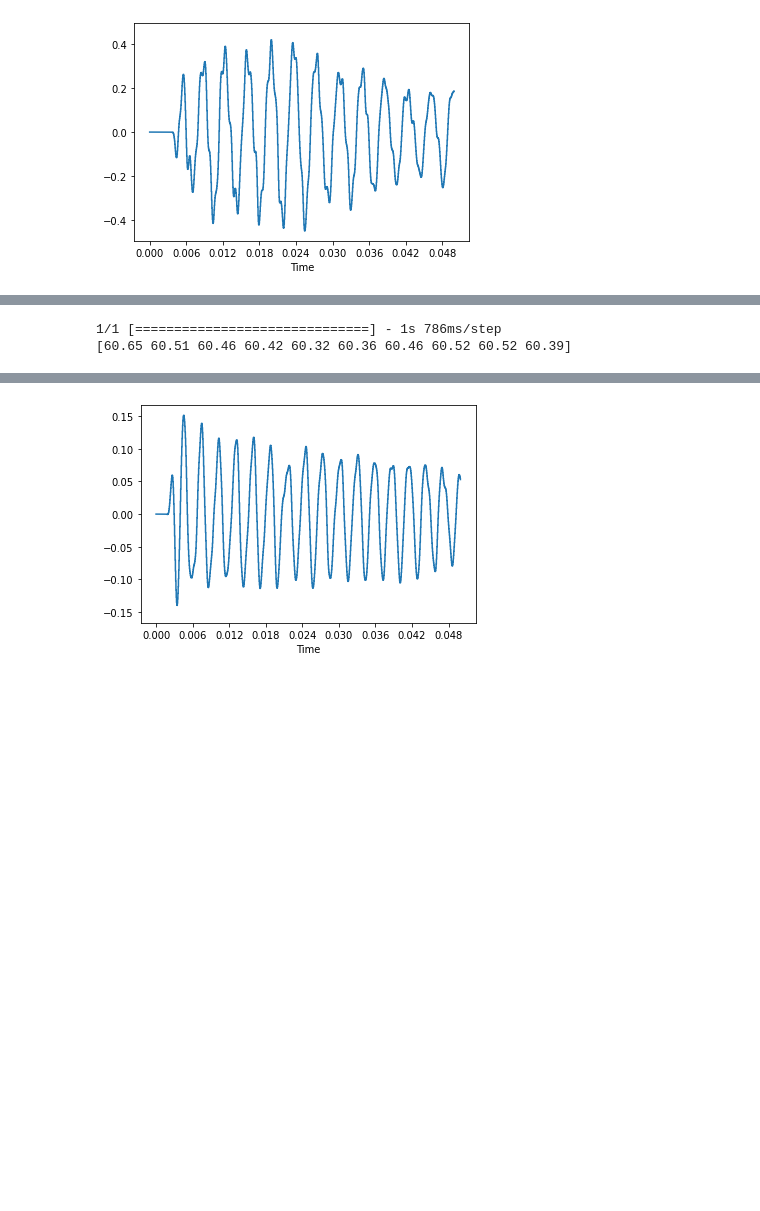
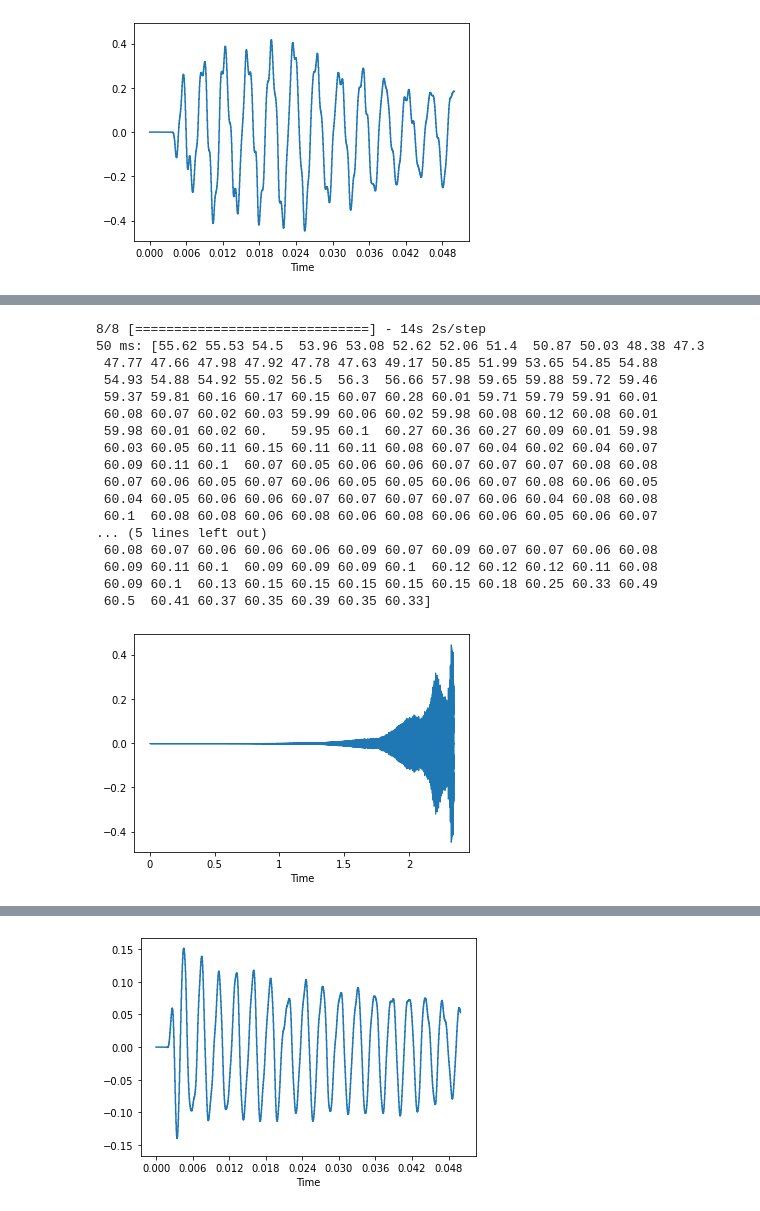
Before and after one commit to malloyca/steelpan-pitch-private, a Jupyter notebook: onset-pitch/steelpan_onset.ipynb, the cells around one changed output, grey strips where cells are left out. Cells and saved outputs as stored; diff of their text form; code cells hidden in the pictures; blank space fills up the shorter version.

```diff
--- a/onset-pitch/steelpan_onset.ipynb
+++ b/onset-pitch/steelpan_onset.ipynb
@@ -94,0 +131,10 @@ print(pyin_out)
+# %%
+audio = audio_01
+
+time, crepe_pred, _, _ = crepe.predict(audio, sr, viterbi=True)
+crepe_pred = librosa.hz_to_midi(crepe_pred)
+print(f"50 ms: {np.round(crepe_pred,2)}")
+
+time, crepe_pred, _, _ = crepe.predict(audio[start:stop], sr, viterbi=True)
+crepe_pred = librosa.hz_to_midi(crepe_pred)
+print(f"attack: {np.round(crepe_pred,2)}")
@@ -95,7 +163,30 @@ print(pyin_out)
 # %%
-time, crepe_pred, _, _ = crepe.predict(audio_01[:frame_length], sr, viterbi=True)
+audio_rev = audio[::-1]
+
+time, crepe_pred, _, _ = crepe.predict(audio_rev, sr, viterbi=True)
 crepe_pred = librosa.hz_to_midi(crepe_pred)
-print(np.round(crepe_pred,2))
+print(f"50 ms: {np.round(crepe_pred,2)}")
+
+#plot first 50 ms
+fig, ax = plt.subplots()
+librosa.display.waveshow(audio_rev, sr=sr, ax=ax)
+plt.show()
 # %% [output]
-1/1 [==============================] - 1s 786ms/step
-[60.65 60.51 60.46 60.42 60.32 60.36 60.46 60.52 60.52 60.39]
+8/8 [==============================] - 14s 2s/step
+50 ms: [55.62 55.53 54.5  53.96 53.08 52.62 52.06 51.4  50.87 50.03 48.38 47.3
+ 47.77 47.66 47.98 47.92 47.78 47.63 49.17 50.85 51.99 53.65 54.85 54.88
+ 54.93 54.88 54.92 55.02 56.5  56.3  56.66 57.98 59.65 59.88 59.72 59.46
+ 59.37 59.81 60.16 60.17 60.15 60.07 60.28 60.01 59.71 59.79 59.91 60.01
+ 60.08 60.07 60.02 60.03 59.99 60.06 60.02 59.98 60.08 60.12 60.08 60.01
+ 59.98 60.01 60.02 60.   59.95 60.1  60.27 60.36 60.27 60.09 60.01 59.98
+ 60.03 60.05 60.11 60.15 60.11 60.11 60.08 60.07 60.04 60.02 60.04 60.07
+ 60.09 60.11 60.1  60.07 60.05 60.06 60.06 60.07 60.07 60.07 60.08 60.08
+ 60.07 60.06 60.05 60.07 60.06 60.05 60.05 60.06 60.07 60.08 60.06 60.05
+ 60.04 60.05 60.06 60.06 60.07 60.07 60.07 60.07 60.06 60.04 60.08 60.08
+ 60.1  60.08 60.08 60.06 60.08 60.06 60.08 60.06 60.06 60.05 60.06 60.07
+... (5 lines left out)
+ 60.08 60.07 60.06 60.06 60.06 60.09 60.07 60.09 60.07 60.07 60.06 60.08
+ 60.09 60.11 60.1  60.09 60.09 60.09 60.1  60.12 60.12 60.12 60.11 60.08
+ 60.09 60.1  60.13 60.15 60.15 60.15 60.15 60.15 60.18 60.25 60.33 60.49
+ 60.5  60.41 60.37 60.35 60.39 60.35 60.33]
+[figure, added]
```
Also changed, not shown: parts of 19 cells of this notebook.
